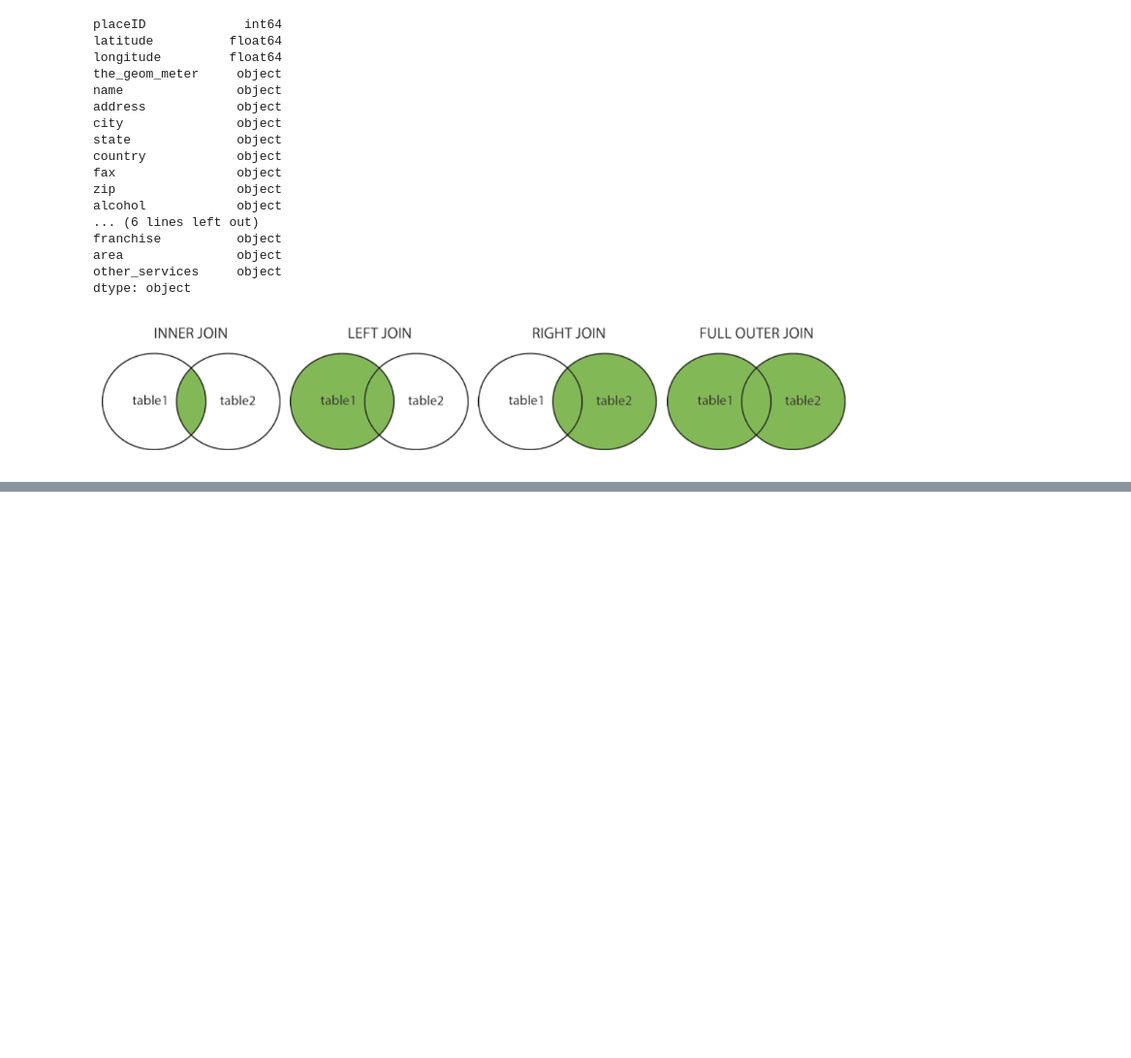
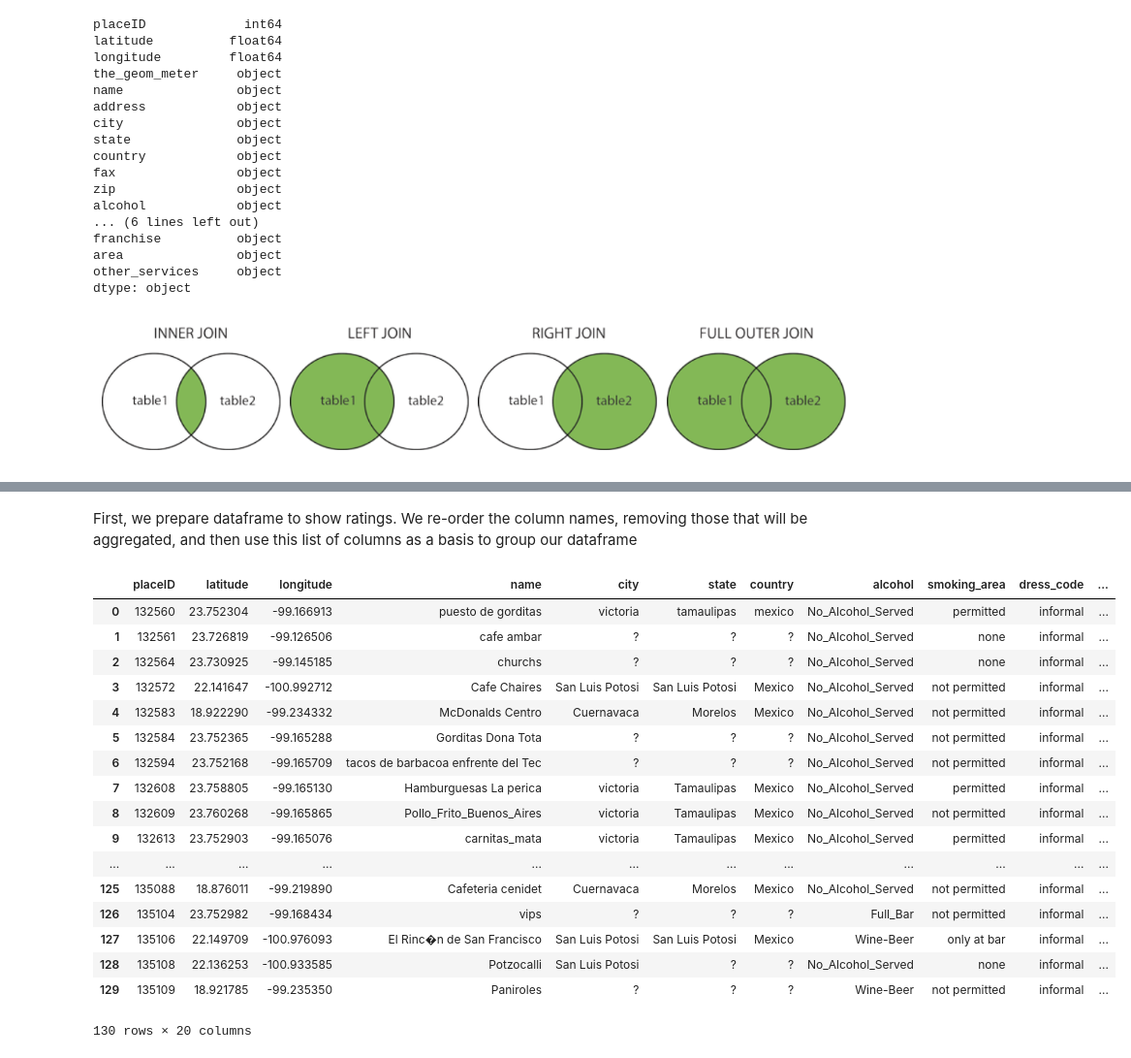
Before and after one commit to Ziinc/technical_tests, a Jupyter notebook: analysis/restaurant-data-with-consumer-ratings/Analysis of Restaurant Data.ipynb, the cells around one changed output, grey strips where cells are left out. Shown: that part at 97% size. Saved outputs shown, nothing was run; the diff lists cells and outputs as text; code cells hidden in the pictures; blank space fills up the shorter version.

```diff
--- a/analysis/restaurant-data-with-consumer-ratings/Analysis of Restaurant Data.ipynb
+++ b/analysis/restaurant-data-with-consumer-ratings/Analysis of Restaurant Data.ipynb
@@ -68,11 +70,10 @@ dtype: object
 # %% [markdown]
 ![image.png](attachment:image.png)
 # %%
-ratings_df = rating_final_df.merge(
+df = rating_final_df.merge(
     geoplaces2_df,
     on=('placeID'),
     how='inner',
     suffixes=('_rating', '_geo' ))
-print(ratings_df.head())
-print(ratings_df.shape) #prints the shape of the dataframe
+df.head()
 # %% [output]
@@ -95,0 +91,2 @@ print(ratings_df.shape) #prints the shape of the dataframe
+# %%
+df.drop(['the_geom_meter', 'url', 'address', 'zip', 'fax'], axis = 1, inplace = True)
@@ -95,0 +104,5 @@ print(ratings_df.shape) #prints the shape of the dataframe
+# %%
+df['rating'] = df['rating'] * (5/2)
+df['food_rating'] = df['food_rating'] * (5/2)
+df['service_rating'] = df['service_rating'] * (5/2)
+df.head()
@@ -95,0 +119,43 @@ print(ratings_df.shape) #prints the shape of the dataframe
+# %% [markdown]
+First, we prepare dataframe to show ratings.
+We re-order the column names, removing those that will be aggregated, and then use this list of columns as a basis to group our dataframe
+# %%
+columns = list(df)
+columns = [i for i in columns if i not in (
+    'placeID',
+    'userID',
+    'food_rating',
+    'service_rating',
+    'rating')]
+columns.insert(0, 'placeID')
+# %%
+agg_groupby = df.groupby(columns, as_index=False).agg({
+    'userID': 'count',
+    'rating': 'mean',
+    'food_rating': 'mean',
+    'service_rating': 'mean',
+}).rename(index=str, columns={
+    'userID': 'userID_count',
+    'rating': 'rating_mean',
+    'food_rating': 'food_rating_mean',
+    'service_rating': 'service_rating_mean'})
+agg_groupby
+# %% [output]
+|  | placeID | latitude | longitude | name | city | state | country | alcohol | smoking_area | dress_code | ... |
+| 0 | 132560 | 23.752304 | -99.166913 | puesto de gorditas | victoria | tamaulipas | mexico | No_Alcohol_Served | permitted | informal | ... |
+| 1 | 132561 | 23.726819 | -99.126506 | cafe ambar | ? | ? | ? | No_Alcohol_Served | none | informal | ... |
+| 2 | 132564 | 23.730925 | -99.145185 | churchs | ? | ? | ? | No_Alcohol_Served | none | informal | ... |
+| 3 | 132572 | 22.141647 | -100.992712 | Cafe Chaires | San Luis Potosi | San Luis Potosi | Mexico | No_Alcohol_Served | not permitted | informal | ... |
+| 4 | 132583 | 18.922290 | -99.234332 | McDonalds Centro | Cuernavaca | Morelos | Mexico | No_Alcohol_Served | not permitted | informal | ... |
+| 5 | 132584 | 23.752365 | -99.165288 | Gorditas Dona Tota | ? | ? | ? | No_Alcohol_Served | not permitted | informal | ... |
+| 6 | 132594 | 23.752168 | -99.165709 | tacos de barbacoa enfrente del Tec | ? | ? | ? | No_Alcohol_Served | not permitted | informal | ... |
+| 7 | 132608 | 23.758805 | -99.165130 | Hamburguesas La perica | victoria | Tamaulipas | Mexico | No_Alcohol_Served | permitted | informal | ... |
+| 8 | 132609 | 23.760268 | -99.165865 | Pollo_Frito_Buenos_Aires | victoria | Tamaulipas | Mexico | No_Alcohol_Served | not permitted | informal | ... |
+| 9 | 132613 | 23.752903 | -99.165076 | carnitas_mata | victoria | Tamaulipas | Mexico | No_Alcohol_Served | permitted | informal | ... |
+| ... | ... | ... | ... | ... | ... | ... | ... | ... | ... | ... | ... |
+| 125 | 135088 | 18.876011 | -99.219890 | Cafeteria cenidet | Cuernavaca | Morelos | Mexico | No_Alcohol_Served | not permitted | informal | ... |
+| 126 | 135104 | 23.752982 | -99.168434 | vips | ? | ? | ? | Full_Bar | not permitted | informal | ... |
+| 127 | 135106 | 22.149709 | -100.976093 | El Rinc�n de San Francisco | San Luis Potosi | San Luis Potosi | Mexico | Wine-Beer | only at bar | informal | ... |
+| 128 | 135108 | 22.136253 | -100.933585 | Potzocalli | San Luis Potosi | ? | ? | No_Alcohol_Served | none | informal | ... |
+| 129 | 135109 | 18.921785 | -99.235350 | Paniroles | ? | ? | ? | Wine-Beer | not permitted | informal | ... |
+130 rows × 20 columns
```
Also changed, not shown: parts of 18 cells of this notebook.
